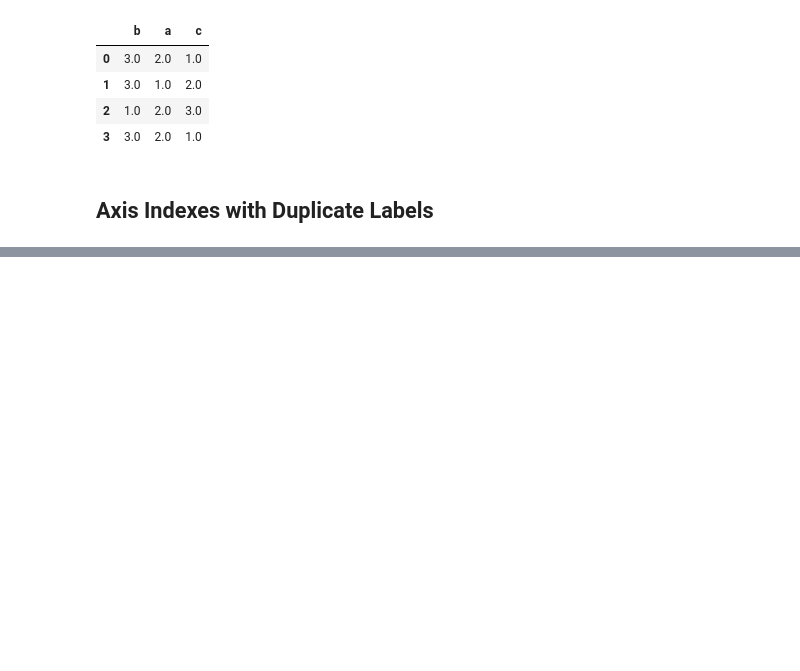
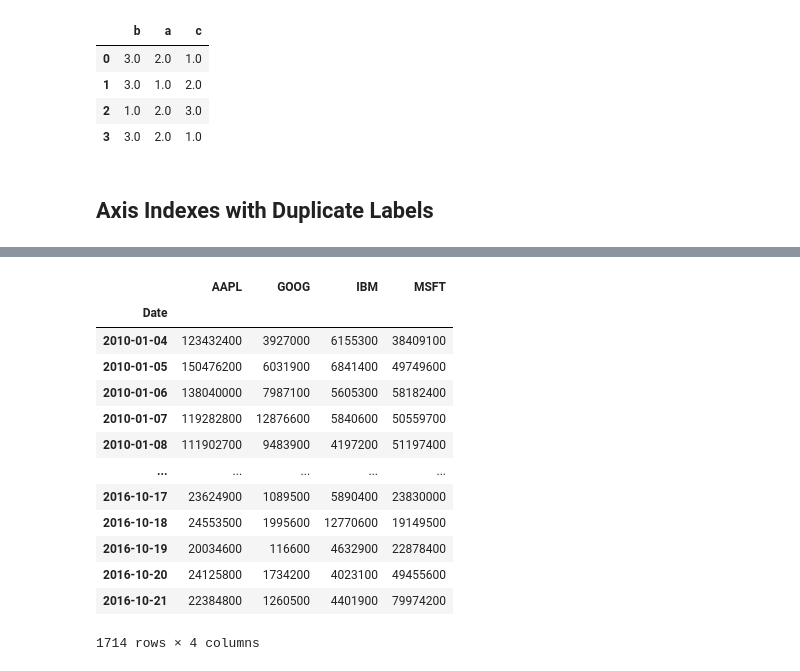
Before and after one commit to emuro/books, a Jupyter notebook: python/pydata-book/ch05_EM.ipynb, the cells around one changed output, grey strips where cells are left out. Saved outputs shown, nothing was run; the diff lists cells and outputs as text; code cells hidden in the pictures; blank space fills up the shorter version.

```diff
--- a/python/pydata-book/ch05_EM.ipynb
+++ b/python/pydata-book/ch05_EM.ipynb
@@ -1712,0 +1894,18 @@ frame.rank(axis="columns")
+# %%
+volumen = pd.read_pickle("/Users/enriquem.muro/PycharmProjects/pydata-book/examples/yahoo_volume.pkl")
+volumen
+# %% [output]
+|  | AAPL | GOOG | IBM | MSFT |
+| Date |  |  |  |  |
+| 2010-01-04 | 123432400 | 3927000 | 6155300 | 38409100 |
+| 2010-01-05 | 150476200 | 6031900 | 6841400 | 49749600 |
+| 2010-01-06 | 138040000 | 7987100 | 5605300 | 58182400 |
+| 2010-01-07 | 119282800 | 12876600 | 5840600 | 50559700 |
+| 2010-01-08 | 111902700 | 9483900 | 4197200 | 51197400 |
+| ... | ... | ... | ... | ... |
+| 2016-10-17 | 23624900 | 1089500 | 5890400 | 23830000 |
+| 2016-10-18 | 24553500 | 1995600 | 12770600 | 19149500 |
+| 2016-10-19 | 20034600 | 116600 | 4632900 | 22878400 |
+| 2016-10-20 | 24125800 | 1734200 | 4023100 | 49455600 |
+| 2016-10-21 | 22384800 | 1260500 | 4401900 | 79974200 |
+1714 rows × 4 columns
```
Also changed, not shown: parts of 55 cells of this notebook.
